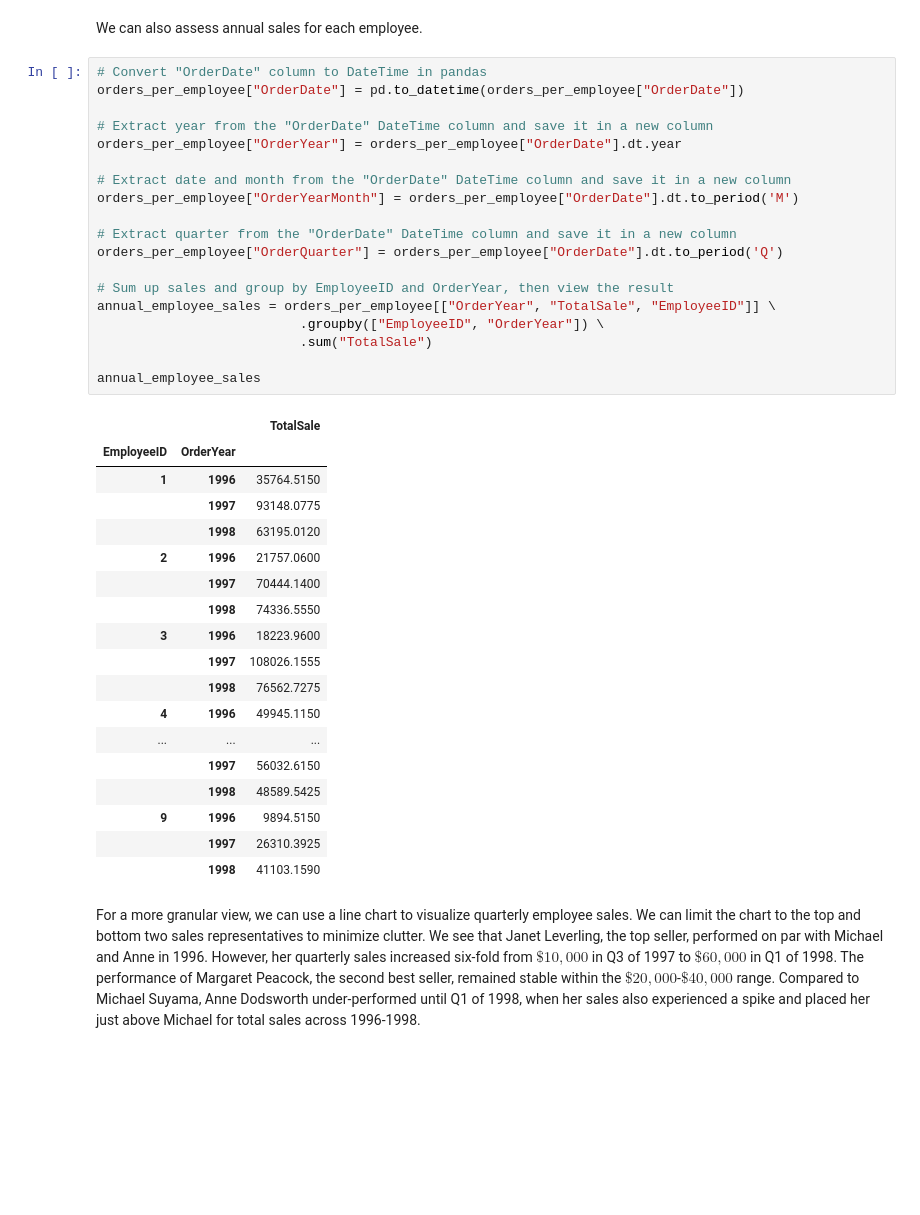
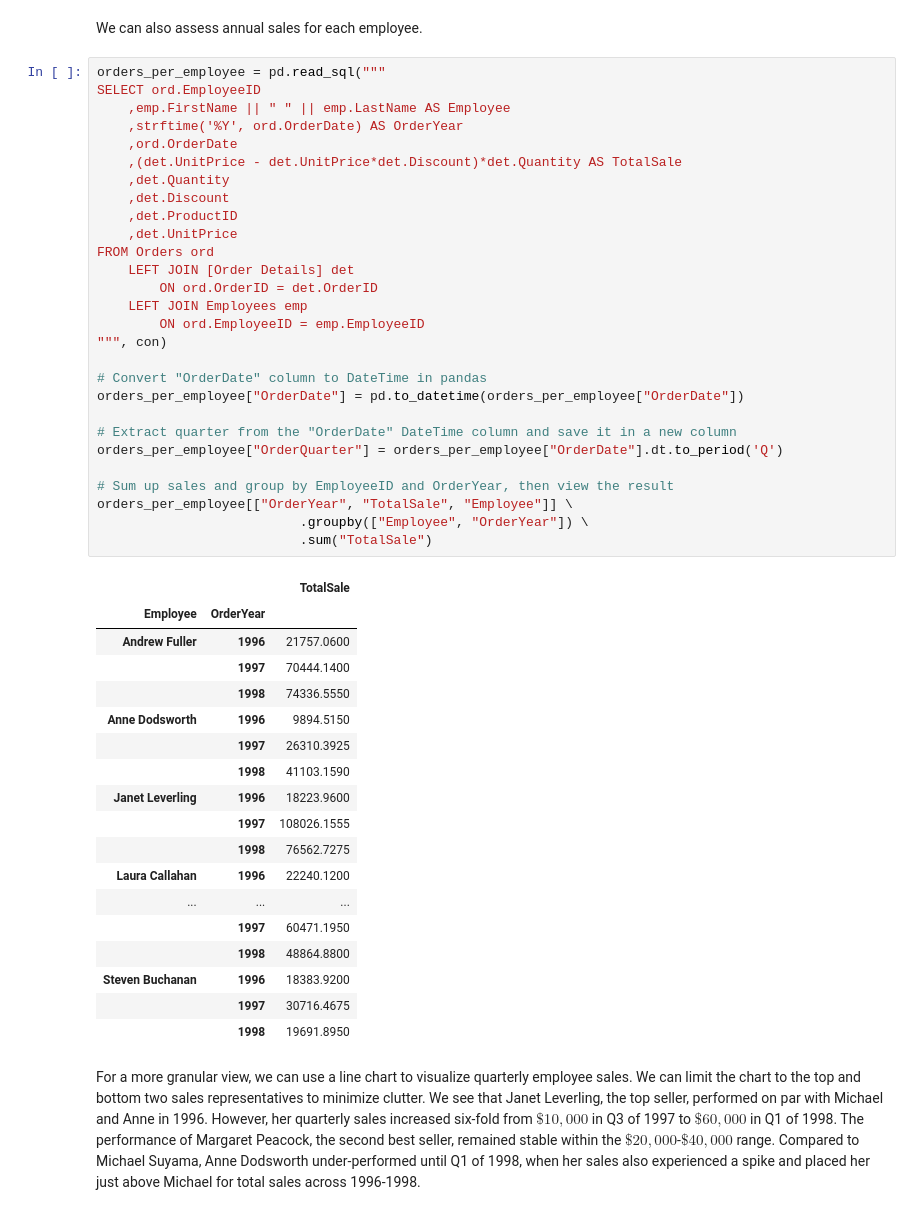
Before and after one commit to xaviergenelin/Big-Data-Project, a Jupyter notebook: Group_13_Part_2.ipynb, the cells around one changed output. Saved outputs shown, nothing was run; the diff lists cells and outputs as text; blank space fills up the shorter version.

```diff
--- a/Group_13_Part_2.ipynb
+++ b/Group_13_Part_2.ipynb
@@ -101,43 +165,52 @@ named_employee_sales.sort_values(by=["TotalSale"], ascending=False)
 # %% [markdown]
 We can also assess annual sales for each employee.
 # %%
+orders_per_employee = pd.read_sql("""
+SELECT ord.EmployeeID
+    ,emp.FirstName || " " || emp.LastName AS Employee
+    ,strftime('%Y', ord.OrderDate) AS OrderYear
+    ,ord.OrderDate
+    ,(det.UnitPrice - det.UnitPrice*det.Discount)*det.Quantity AS TotalSale
+    ,det.Quantity
+    ,det.Discount
+    ,det.ProductID
+    ,det.UnitPrice
+FROM Orders ord
+    LEFT JOIN [Order Details] det
+        ON ord.OrderID = det.OrderID
+    LEFT JOIN Employees emp
+        ON ord.EmployeeID = emp.EmployeeID
+""", con)
+
 # Convert "OrderDate" column to DateTime in pandas
 orders_per_employee["OrderDate"] = pd.to_datetime(orders_per_employee["OrderDate"])
-
-# Extract year from the "OrderDate" DateTime column and save it in a new column
-orders_per_employee["OrderYear"] = orders_per_employee["OrderDate"].dt.year
-
-# Extract date and month from the "OrderDate" DateTime column and save it in a new column
-orders_per_employee["OrderYearMonth"] = orders_per_employee["OrderDate"].dt.to_period('M')
 
 # Extract quarter from the "OrderDate" DateTime column and save it in a new column
 orders_per_employee["OrderQuarter"] = orders_per_employee["OrderDate"].dt.to_period('Q')
 
 # Sum up sales and group by EmployeeID and OrderYear, then view the result
-annual_employee_sales = orders_per_employee[["OrderYear", "TotalSale", "EmployeeID"]] \
-                          .groupby(["EmployeeID", "OrderYear"]) \
+orders_per_employee[["OrderYear", "TotalSale", "Employee"]] \
+                          .groupby(["Employee", "OrderYear"]) \
                           .sum("TotalSale")
-
-annual_employee_sales
 # %% [output]
 |  |  | TotalSale |
-| EmployeeID | OrderYear |  |
-| 1 | 1996 | 35764.5150 |
-|  | 1997 | 93148.0775 |
-|  | 1998 | 63195.0120 |
-| 2 | 1996 | 21757.0600 |
+| Employee | OrderYear |  |
+| Andrew Fuller | 1996 | 21757.0600 |
 |  | 1997 | 70444.1400 |
 |  | 1998 | 74336.5550 |
-| 3 | 1996 | 18223.9600 |
+| Anne Dodsworth | 1996 | 9894.5150 |
+|  | 1997 | 26310.3925 |
+|  | 1998 | 41103.1590 |
+| Janet Leverling | 1996 | 18223.9600 |
 |  | 1997 | 108026.1555 |
 |  | 1998 | 76562.7275 |
-| 4 | 1996 | 49945.1150 |
+| Laura Callahan | 1996 | 22240.1200 |
 | ... | ... | ... |
-|  | 1997 | 56032.6150 |
-|  | 1998 | 48589.5425 |
-| 9 | 1996 | 9894.5150 |
-|  | 1997 | 26310.3925 |
-|  | 1998 | 41103.1590 |
+|  | 1997 | 60471.1950 |
+|  | 1998 | 48864.8800 |
+| Steven Buchanan | 1996 | 18383.9200 |
+|  | 1997 | 30716.4675 |
+|  | 1998 | 19691.8950 |
 # %% [markdown]
 For a more granular view, we can use a line chart to visualize quarterly employee sales. We can limit the chart to the top and bottom two sales representatives to minimize clutter. We see that Janet Leverling, the top seller, performed on par with Michael and Anne in 1996. However, her quarterly sales increased six-fold from $\$10,000$ in Q3 of 1997 to $\$60,000$ in Q1 of 1998. The performance of Margaret Peacock, the second best seller, remained stable within the $\$20,000$-$\$40,000$ range. Compared to Michael Suyama, Anne Dodsworth under-performed until Q1 of 1998, when her sales also experienced a spike and placed her just above Michael for total sales across 1996-1998.
 # %%
```
Also changed, not shown: parts of 8 cells of this notebook.
